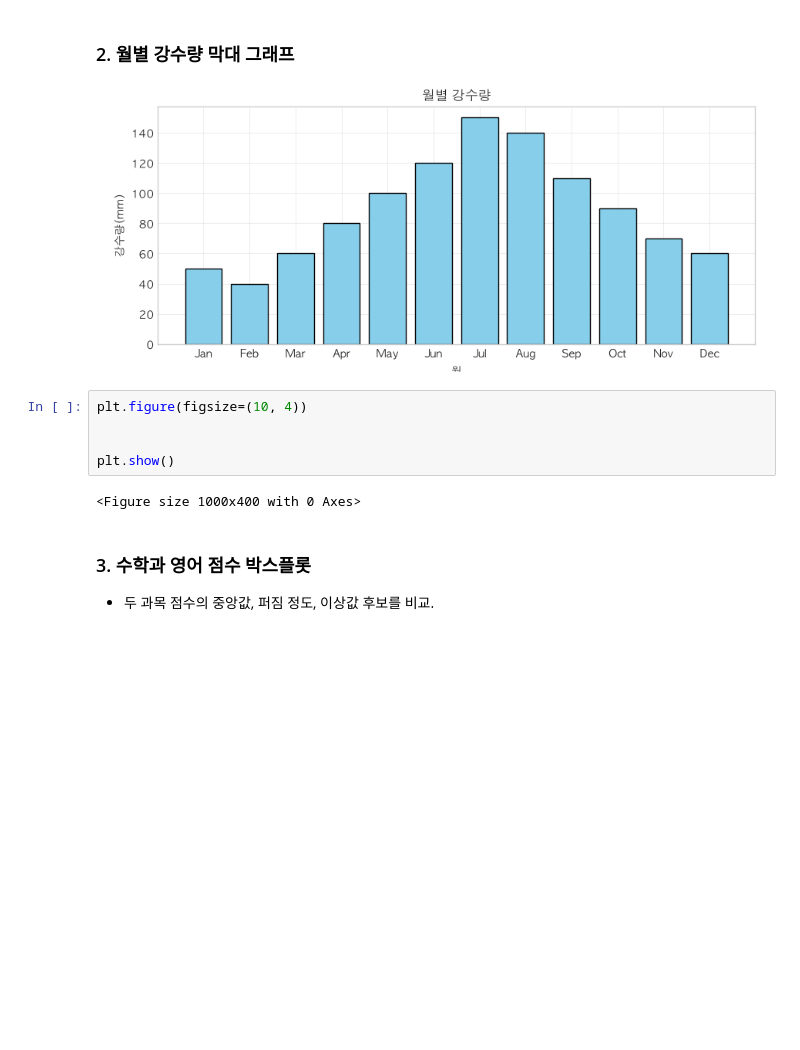
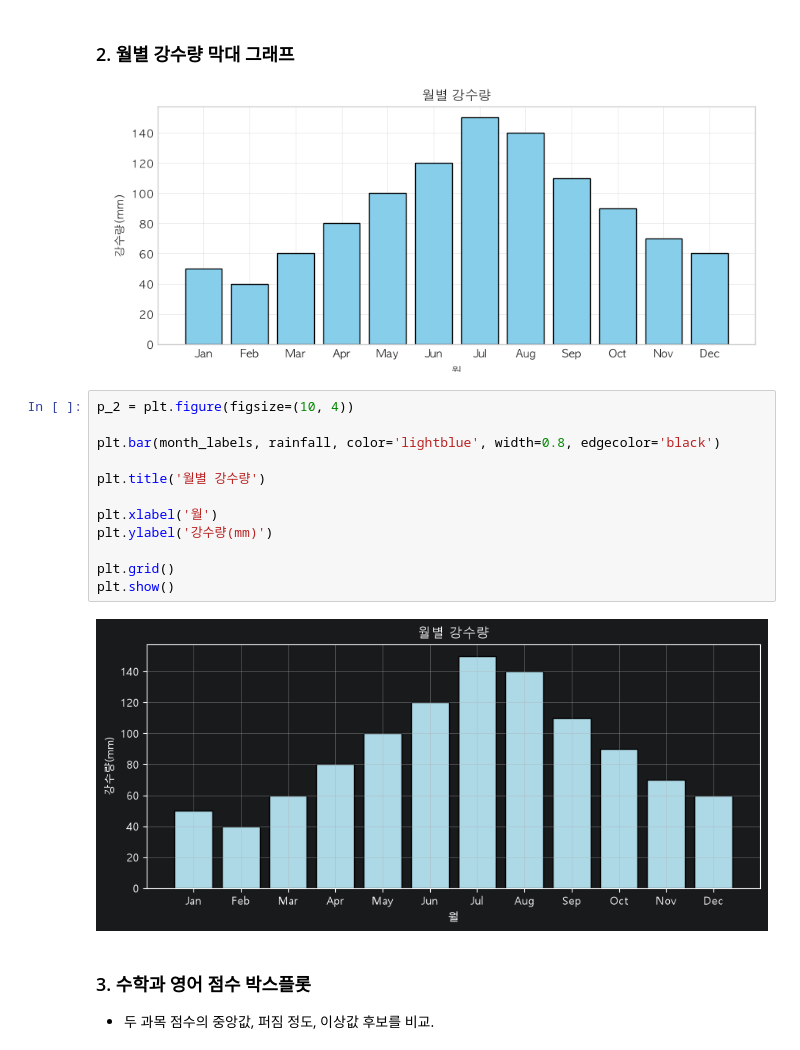
Before and after one commit to dohwa-skn-33/05_data_analysis, a Jupyter notebook: 03_data_visualization/homework/homework_matplotlib.ipynb, the cells around one changed output. Saved outputs shown, nothing was run; the diff lists cells and outputs as text; blank space fills up the shorter version.

```diff
--- a/03_data_visualization/homework/homework_matplotlib.ipynb
+++ b/03_data_visualization/homework/homework_matplotlib.ipynb
@@ -114,12 +122,19 @@ plt.show()
 
 ![image.png](attachment:5071616b-b16d-433b-bfb9-6a601ff94c70.png)
 # %%
-plt.figure(figsize=(10, 4))
+p_2 = plt.figure(figsize=(10, 4))
 
+plt.bar(month_labels, rainfall, color='lightblue', width=0.8, edgecolor='black')
 
+plt.title('월별 강수량')
+
+plt.xlabel('월')
+plt.ylabel('강수량(mm)')
+
+plt.grid()
 plt.show()
 # %% [output]
-<Figure size 1000x400 with 0 Axes>
+[figure, added]
 # %% [markdown]
 ### 3. 수학과 영어 점수 박스플롯
 
```
Also changed, not shown: parts of 7 cells of this notebook.
